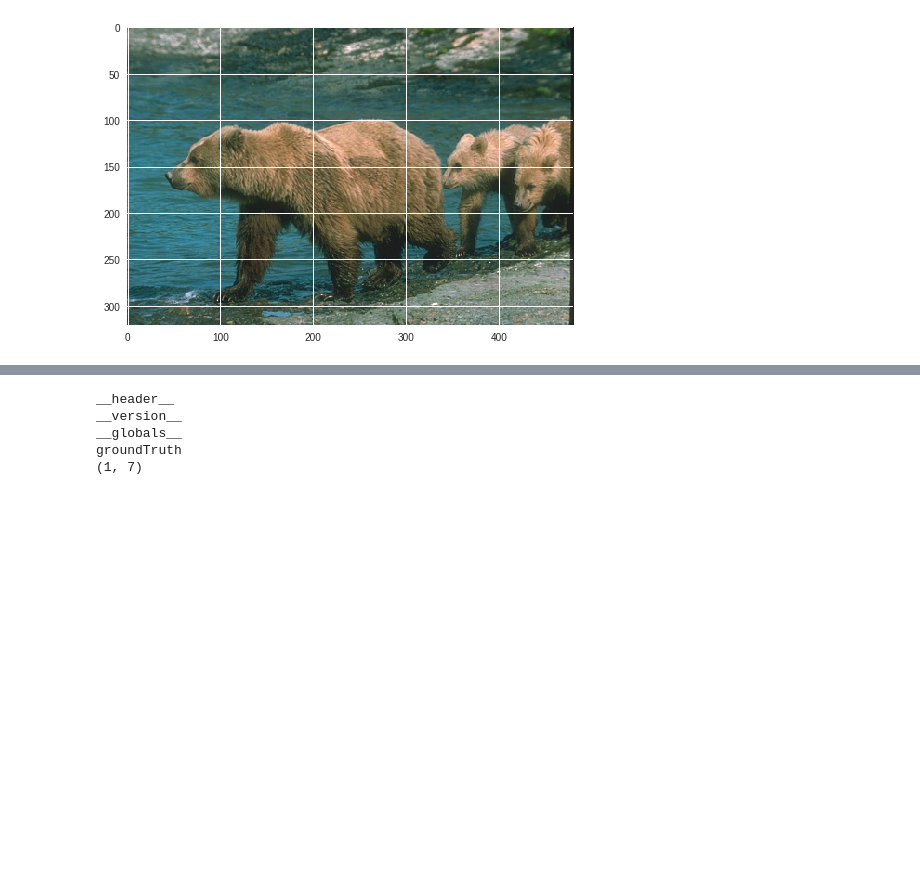
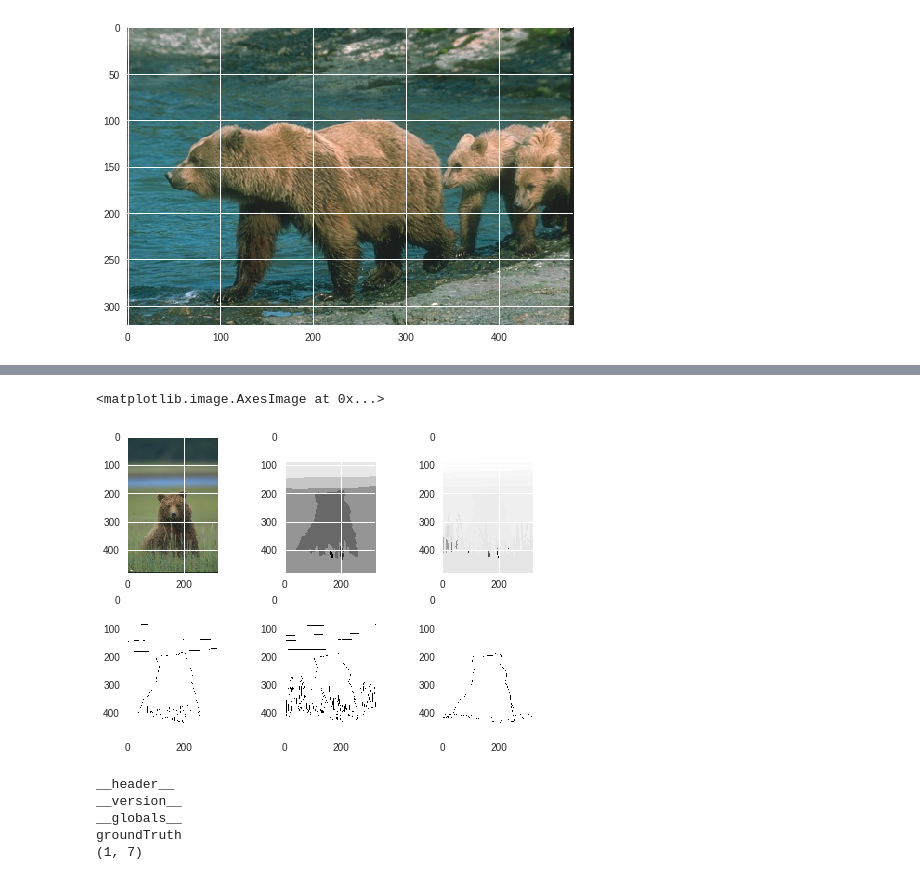
Before and after one commit to karimamd/Image-Segmentation-Clustering-, a Jupyter notebook: Image_Segmentation_(Clustering)_.ipynb, the cells around one changed output, grey strips where cells are left out. Saved outputs shown, nothing was run; the diff lists cells and outputs as text; code cells hidden in the pictures; blank space fills up the shorter version.

```diff
--- a/Image_Segmentation_(Clustering)_.ipynb
+++ b/Image_Segmentation_(Clustering)_.ipynb
@@ -114,4 +114,24 @@ def get_GT_images(sorted_boundary_files):
     images[i]=gTs_per_image
     i+=1
   return images
+# %%
+import scipy.io
+import numpy as np
+def get_GT_images_boundary(sorted_boundary_files):
+  images={}
+
+  i=0
+
+  for path in sorted_boundary_files:
+    gTs_per_image={}
+    path="BSR/BSDS500/data/groundTruth/train/"+path
+    mat = scipy.io.loadmat(path)
+    groundTruth = mat.get('groundTruth')
+    label_num = groundTruth.size
+    for M in range(label_num):
+      segmentation = groundTruth[0][M]['Boundaries'][0][0]
+      gTs_per_image[M]=segmentation
+    images[i]=gTs_per_image
+    i+=1
+  return images
 # %%
@@ -168,3 +178,21 @@ axarr[1,1].imshow(images[15][3])
+# %%
+
+x=img.imread("BSR/BSDS500/data/images/train/"+sorted_img_files[1])
+
+
+f, axarr = plt.subplots(2,3)
+print("photo and color segments:")
+axarr[0,0].imshow(x)
+axarr[0,1].imshow(images[1][0])
+axarr[0,2].imshow(images[1][1])
+
+print("boundaries:")
+axarr[1,0].imshow(boundaries[1][0])
+axarr[1,1].imshow(boundaries[1][1])
+axarr[1,2].imshow(boundaries[1][2])
+# %% [output]
+<matplotlib.image.AxesImage at 0x...>
+[figure, added]
 # %%
 '''
 import scipy.io
```
Also changed, not shown: parts of 4 cells of this notebook.
